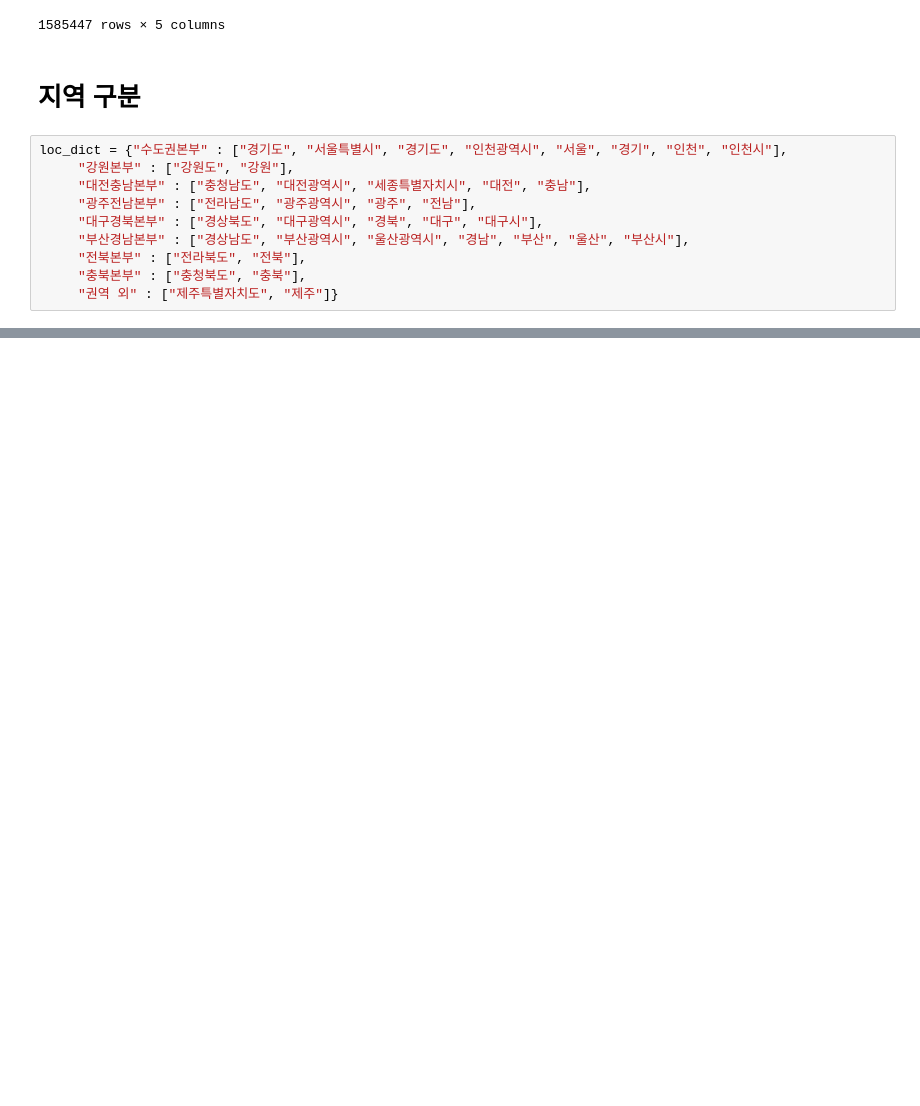
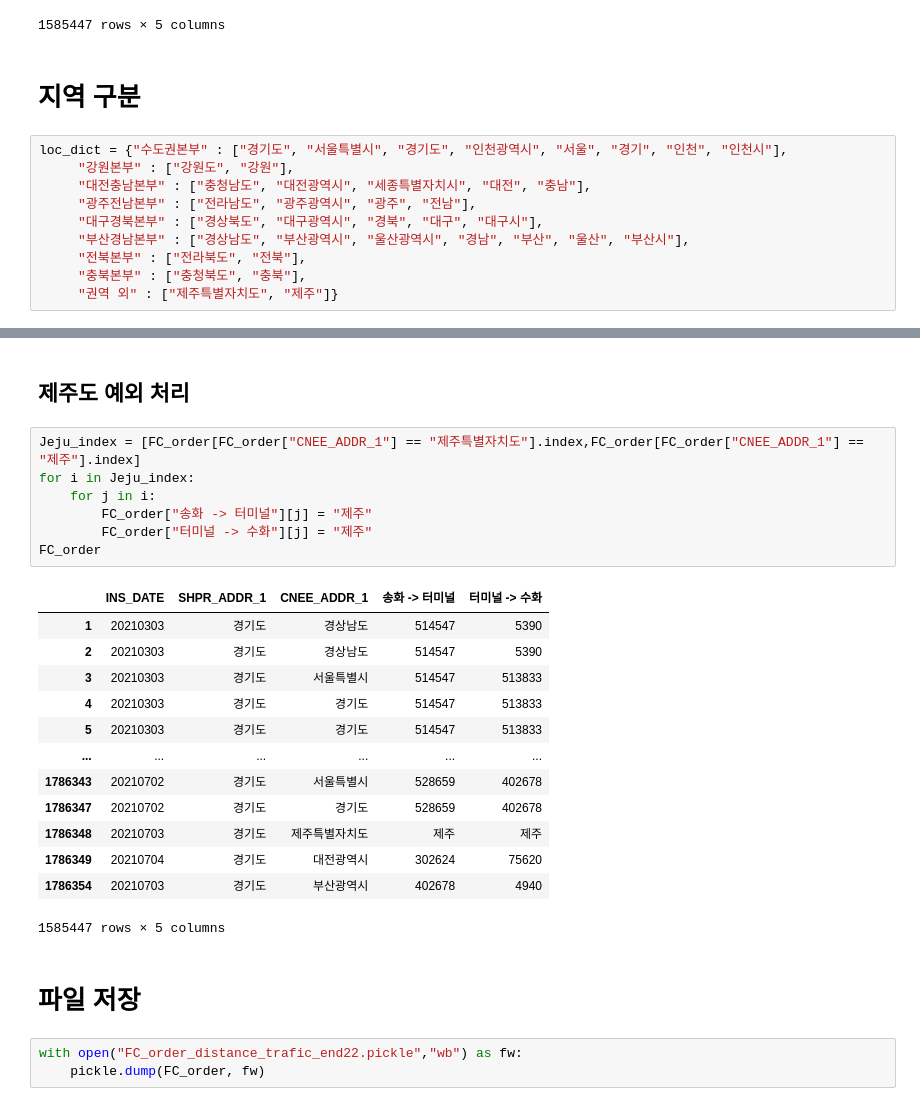
Before and after one commit to GeonHyeock/2021_Second_semester, a Jupyter notebook: Inbig_project/교통량.ipynb, the cells around one changed output, grey strips where cells are left out. Cells and saved outputs as stored; diff of their text form; blank space fills up the shorter version.

```diff
--- a/Inbig_project/교통량.ipynb
+++ b/Inbig_project/교통량.ipynb
@@ -133,2 +164,30 @@ Name: 출발권역명, Length: 976, dtype: bool
+# %% [markdown]
+## 제주도 예외 처리
+# %%
+Jeju_index = [FC_order[FC_order["CNEE_ADDR_1"] == "제주특별자치도"].index,FC_order[FC_order["CNEE_ADDR_1"] == "제주"].index]
+for i in Jeju_index:
+    for j in i:
+        FC_order["송화 -> 터미널"][j] = "제주"
+        FC_order["터미널 -> 수화"][j] = "제주"
+FC_order
+# %% [output]
+|  | INS_DATE | SHPR_ADDR_1 | CNEE_ADDR_1 | 송화 -> 터미널 | 터미널 -> 수화 |
+| 1 | 20210303 | 경기도 | 경상남도 | 514547 | 5390 |
+| 2 | 20210303 | 경기도 | 경상남도 | 514547 | 5390 |
+| 3 | 20210303 | 경기도 | 서울특별시 | 514547 | 513833 |
+| 4 | 20210303 | 경기도 | 경기도 | 514547 | 513833 |
+| 5 | 20210303 | 경기도 | 경기도 | 514547 | 513833 |
+| ... | ... | ... | ... | ... | ... |
+| 1786343 | 20210702 | 경기도 | 서울특별시 | 528659 | 402678 |
+| 1786347 | 20210702 | 경기도 | 경기도 | 528659 | 402678 |
+| 1786348 | 20210703 | 경기도 | 제주특별자치도 | 제주 | 제주 |
+| 1786349 | 20210704 | 경기도 | 대전광역시 | 302624 | 75620 |
+| 1786354 | 20210703 | 경기도 | 부산광역시 | 402678 | 4940 |
+1585447 rows × 5 columns
+# %% [markdown]
+# 파일 저장
+# %%
+with open("FC_order_distance_trafic_end22.pickle","wb") as fw:
+    pickle.dump(FC_order, fw)
 # %%
 # %% [output]
```
Also changed, not shown: parts of 17 cells of this notebook.
